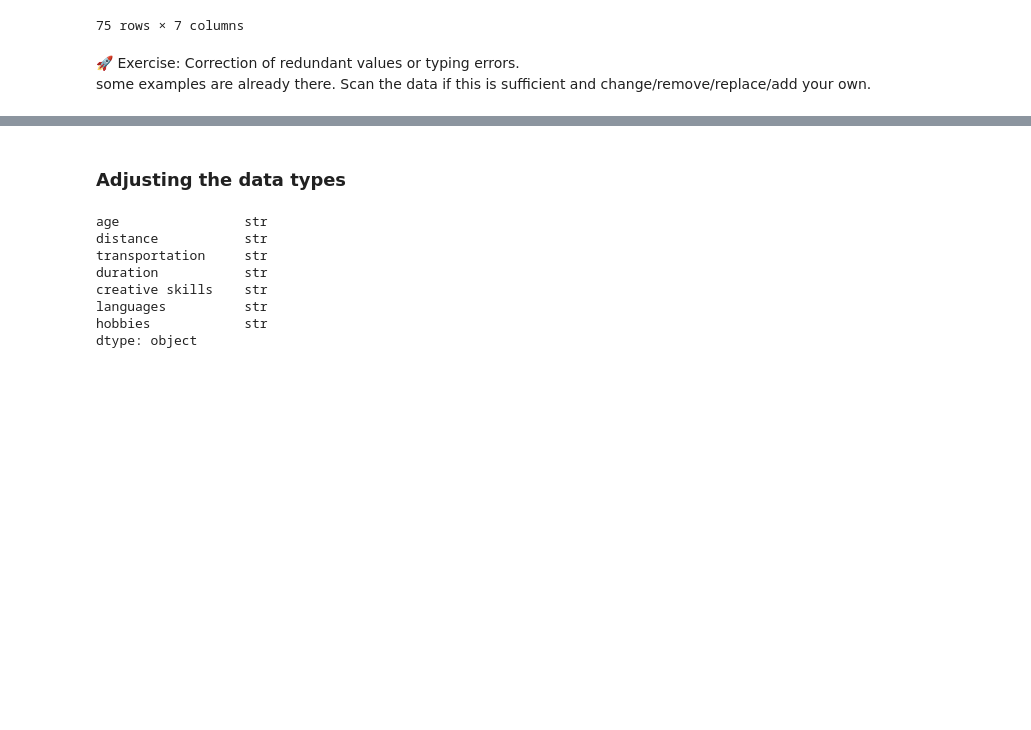
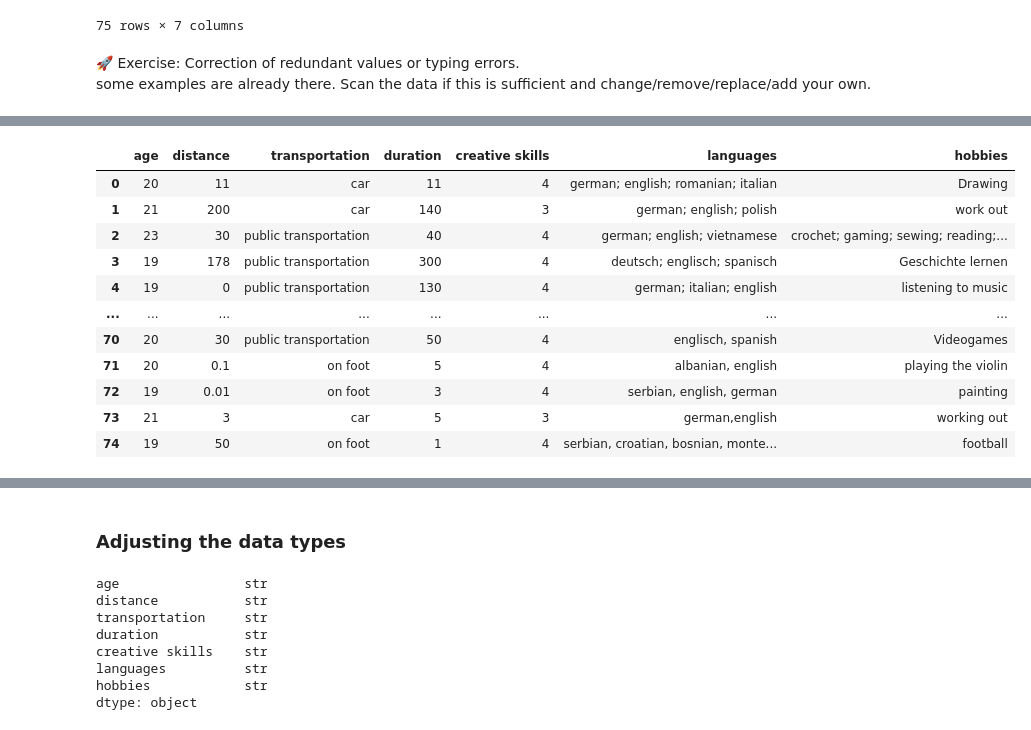
Before and after one commit to ZoeMcFife/Zoes-Hagenberg-3-The-Hagening, a Jupyter notebook: Data Visualization/Exercises/2026-10-14/01_Exercise_StudentDataset.ipynb, the cells around one changed output, grey strips where cells are left out. Saved outputs shown, nothing was run; the diff lists cells and outputs as text; code cells hidden in the pictures; blank space fills up the shorter version.

```diff
--- a/Data Visualization/Exercises/2026-10-14/01_Exercise_StudentDataset.ipynb
+++ b/Data Visualization/Exercises/2026-10-14/01_Exercise_StudentDataset.ipynb
@@ -127,0 +79,95 @@ df
+# %%
+# Remove unnecessary text characters and blanks:
+
+df.loc[df.distance.str.contains("0.8 meters", regex=False), 'distance'] = '0.08'
+df["distance"] = df["distance"].str.replace('km','')
+df["distance"] = df["distance"].str.replace('m','')
+df["distance"] = df["distance"].str.replace('-','')
+df["distance"] = df["distance"].str.replace(',','.')
+df["distance"] = df["distance"].str.strip()
+df.loc[df.distance.str.contains("31.J�n", regex=False), 'distance'] = '31.1' #what???
+df.loc[df.distance.str.contains("10;500", regex=False), 'distance'] = '10.5' #idk?
+df.loc[df.distance.str.contains("0;55", regex=False), 'distance'] = '0.55' #idk?
+
+
+df["age"] = df["age"].str.replace(' ','')
+
+#replace 'wrong' units
+df.loc[df.duration.str.contains("3h 30min", regex=False), 'duration'] = '210'
+df.loc[df.duration.str.contains("with Öffis 3 1/2 hours; with car: around 2 Hours", regex=False), 'duration'] = '90'
+df.loc[df.duration.str.contains("1h (Car); 2h 15min (Bus + Train)", regex=False), 'duration'] = '90'
+df.loc[df.duration.str.contains("1;800 min", regex=False), 'duration'] = '18' #probably BSing so im assuming 18 minutes and 10.5km idk
+
+df.loc[df.duration.str.contains("0, because i already live in hagenberg", regex=False), 'duration'] = '0'
+
+df["duration"] = df["duration"].str.replace('min','')
+df["duration"] = df["duration"].str.replace('m','')
+df["duration"] = df["duration"].str.replace('km','')
+df["duration"] = df["duration"].str.replace('+','')
+df["duration"] = df["duration"].str.replace('5h','300')
+df["duration"] = df["duration"].str.strip()
+
+#Consistant Capitalisation of Languages:
+df["languages"] = df["languages"].str.replace('english','English')
+df["languages"] = df["languages"].str.replace('polish','Polish')
+df["languages"] = df["languages"].str.replace('german','German')
+df["languages"] = df["languages"].str.replace('spanish','Spanish')
+
+
+#remove language levels:
+df["languages"] = df["languages"].str.lower()
+df["languages"] = df["languages"].str.replace('b2','')
+df["languages"] = df["languages"].str.replace('b1','')
+df["languages"] = df["languages"].str.replace('a2','')
+df["languages"] = df["languages"].str.replace('a1.1','')
+df["languages"] = df["languages"].str.replace('a1.2','')
+df["languages"] = df["languages"].str.replace('muttersprache','')
+df["languages"] = df["languages"].str.replace('m2','')
+df["languages"] = df["languages"].str.replace('a little','')
+df["languages"] = df["languages"].str.replace('bit of','')
+df["languages"] = df["languages"].str.replace('fluent','')
+df["languages"] = df["languages"].str.replace('mother tongue','')
+df["languages"] = df["languages"].str.replace('and','')
+df["languages"] = df["languages"].str.replace('level','')
+df["languages"] = df["languages"].str.replace('-','')
+
+#treat Languages in parentheses as own entries:
+df["languages"] = df["languages"].str.replace('(','')
+df["languages"] = df["languages"].str.replace(')','')
+
+#remove leading and trailing whitespace:
+df["languages"] = df["languages"].str.strip()
+
+df["transportation"] = df["transportation"].str.lower()
+df["transportation"] = df["transportation"].str.replace(' ','')
+df.loc[df.transportation.str.contains("bus"), 'transportation'] = 'public transportation'
+df.loc[df.transportation.str.contains("auto"), 'transportation'] = 'car'
+df.loc[df.transportation.str.contains("train"), 'transportation'] = 'public transportation'
+df.loc[df.transportation.str.contains("public"), 'transportation'] = 'public transportation'
+df.loc[df.transportation.str.contains("zug"), 'transportation'] = 'public transportation'
+df.loc[df.transportation.str.contains("foot"), 'transportation'] = 'on foot'
+df.loc[df.transportation.str.contains("fuß"), 'transportation'] = 'on foot'
+df.loc[df.transportation.str.contains("dorm"), 'transportation'] = 'on foot'
+df.loc[df.transportation.str.contains("hagenberg"), 'transportation'] = 'on foot'
+df.loc[df.transportation.str.contains("walk"), 'transportation'] = 'on foot'
+df.loc[df.transportation.str.contains("leg"), 'transportation'] = 'on foot'
+df.loc[df.transportation.str.contains("exchange"), 'transportation'] = 'on foot'
+df.loc[df.transportation.str.contains("car"), 'transportation'] = 'car'
+df.loc[df.transportation.str.contains("-"), 'transportation'] = 'on foot'
+df = df.fillna(value="on foot")
+
+#show data:
+df
+# %% [output]
+|  | age | distance | transportation | duration | creative skills | languages | hobbies |
+| 0 | 20 | 11 | car | 11 | 4 | german; english; romanian; italian | Drawing |
+| 1 | 21 | 200 | car | 140 | 3 | german; english; polish | work out |
+| 2 | 23 | 30 | public transportation | 40 | 4 | german; english; vietnamese | crochet; gaming; sewing; reading;... |
+| 3 | 19 | 178 | public transportation | 300 | 4 | deutsch; englisch; spanisch | Geschichte lernen |
+| 4 | 19 | 0 | public transportation | 130 | 4 | german; italian; english | listening to music |
+| ... | ... | ... | ... | ... | ... | ... | ... |
+| 70 | 20 | 30 | public transportation | 50 | 4 | englisch, spanish | Videogames |
+| 71 | 20 | 0.1 | on foot | 5 | 4 | albanian, english | playing the violin |
+| 72 | 19 | 0.01 | on foot | 3 | 4 | serbian, english, german | painting |
+| 73 | 21 | 3 | car | 5 | 3 | german,english | working out |
+| 74 | 19 | 50 | on foot | 1 | 4 | serbian, croatian, bosnian, monte... | football |
```
Also changed, not shown: parts of 16 cells of this notebook, 5 other files.
